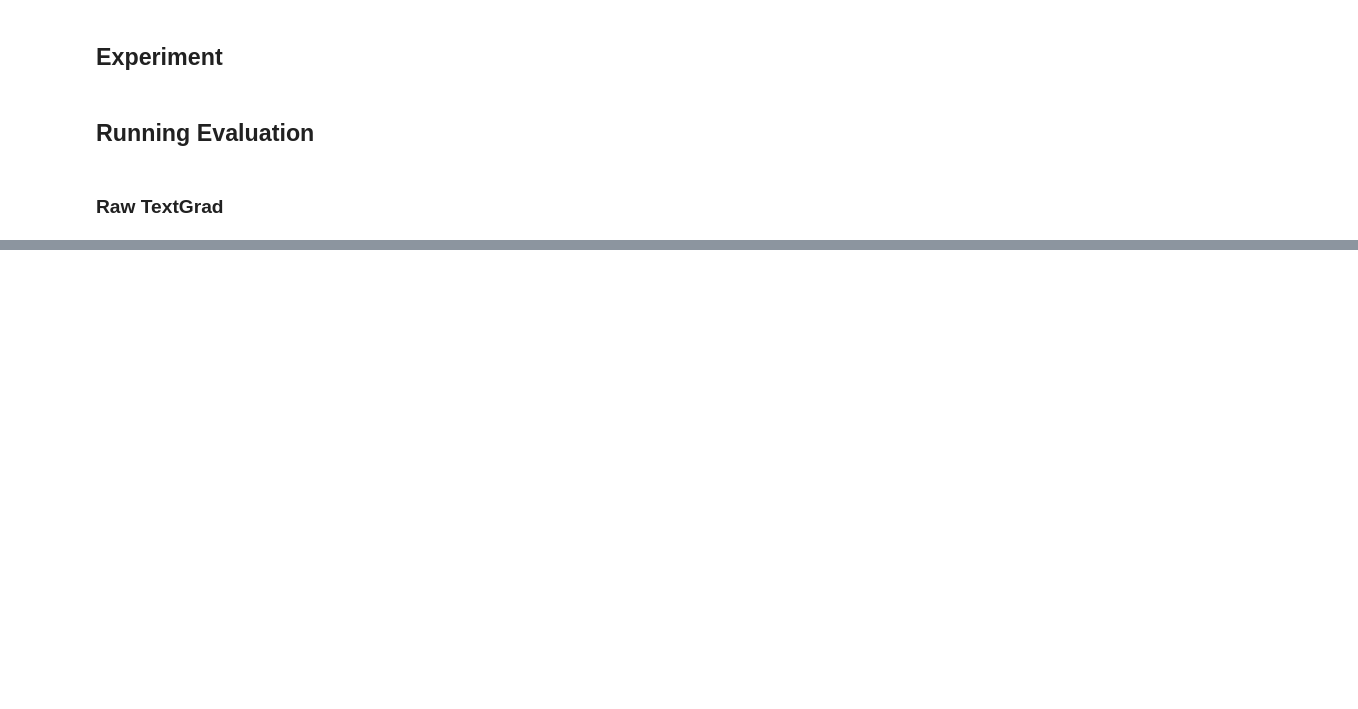
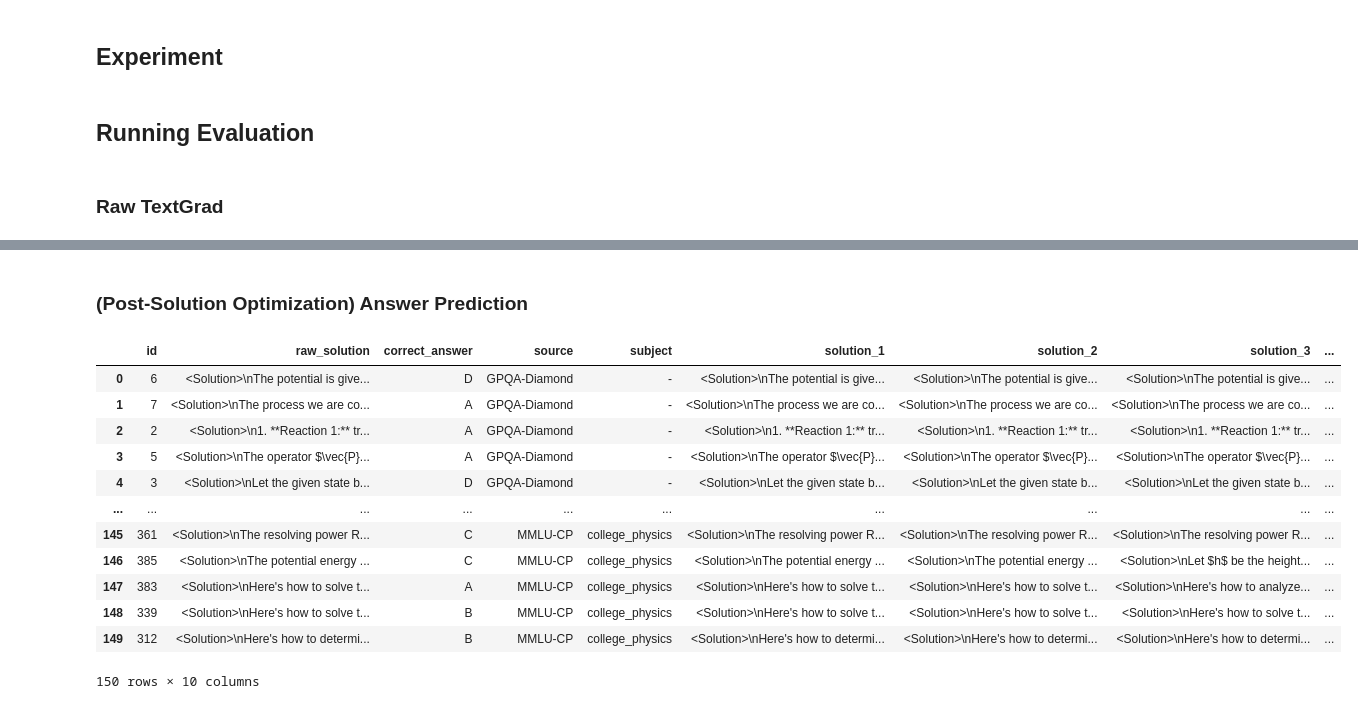
Before and after one commit to eugeniusms/textgrad-TextualVerifier, a Jupyter notebook: evaluation/solution_optimization/02-Solution-Optimization-Raw-TextGrad.ipynb, the cells around one changed output, grey strips where cells are left out. Saved outputs shown, nothing was run; the diff lists cells and outputs as text; code cells hidden in the pictures; blank space fills up the shorter version.

Commit message:
feat: save predict answer

```diff
--- a/evaluation/solution_optimization/02-Solution-Optimization-Raw-TextGrad.ipynb
+++ b/evaluation/solution_optimization/02-Solution-Optimization-Raw-TextGrad.ipynb
@@ -241,0 +162,19 @@ raw_textgrad.to_csv('csv/raw_textgrad.csv', index=False)
+# %% [markdown]
+### (Post-Solution Optimization) Answer Prediction
+# %%
+raw_textgrad = pd.read_csv("csv/raw_textgrad.csv")
+raw_textgrad
+# %% [output]
+|  | id | raw_solution | correct_answer | source | subject | solution_1 | solution_2 | solution_3 | ... |
+| 0 | 6 | <Solution>\nThe potential is give... | D | GPQA-Diamond | - | <Solution>\nThe potential is give... | <Solution>\nThe potential is give... | <Solution>\nThe potential is give... | ... |
+| 1 | 7 | <Solution>\nThe process we are co... | A | GPQA-Diamond | - | <Solution>\nThe process we are co... | <Solution>\nThe process we are co... | <Solution>\nThe process we are co... | ... |
+| 2 | 2 | <Solution>\n1. **Reaction 1:** tr... | A | GPQA-Diamond | - | <Solution>\n1. **Reaction 1:** tr... | <Solution>\n1. **Reaction 1:** tr... | <Solution>\n1. **Reaction 1:** tr... | ... |
+| 3 | 5 | <Solution>\nThe operator $\vec{P}... | A | GPQA-Diamond | - | <Solution>\nThe operator $\vec{P}... | <Solution>\nThe operator $\vec{P}... | <Solution>\nThe operator $\vec{P}... | ... |
+| 4 | 3 | <Solution>\nLet the given state b... | D | GPQA-Diamond | - | <Solution>\nLet the given state b... | <Solution>\nLet the given state b... | <Solution>\nLet the given state b... | ... |
+| ... | ... | ... | ... | ... | ... | ... | ... | ... | ... |
+| 145 | 361 | <Solution>\nThe resolving power R... | C | MMLU-CP | college_physics | <Solution>\nThe resolving power R... | <Solution>\nThe resolving power R... | <Solution>\nThe resolving power R... | ... |
+| 146 | 385 | <Solution>\nThe potential energy ... | C | MMLU-CP | college_physics | <Solution>\nThe potential energy ... | <Solution>\nThe potential energy ... | <Solution>\nLet $h$ be the height... | ... |
+| 147 | 383 | <Solution>\nHere's how to solve t... | A | MMLU-CP | college_physics | <Solution>\nHere's how to solve t... | <Solution>\nHere's how to solve t... | <Solution>\nHere's how to analyze... | ... |
+| 148 | 339 | <Solution>\nHere's how to solve t... | B | MMLU-CP | college_physics | <Solution>\nHere's how to solve t... | <Solution>\nHere's how to solve t... | <Solution>\nHere's how to solve t... | ... |
+| 149 | 312 | <Solution>\nHere's how to determi... | B | MMLU-CP | college_physics | <Solution>\nHere's how to determi... | <Solution>\nHere's how to determi... | <Solution>\nHere's how to determi... | ... |
+150 rows × 10 columns
```
Also changed, not shown: parts of 5 cells of this notebook, 2 other files.
